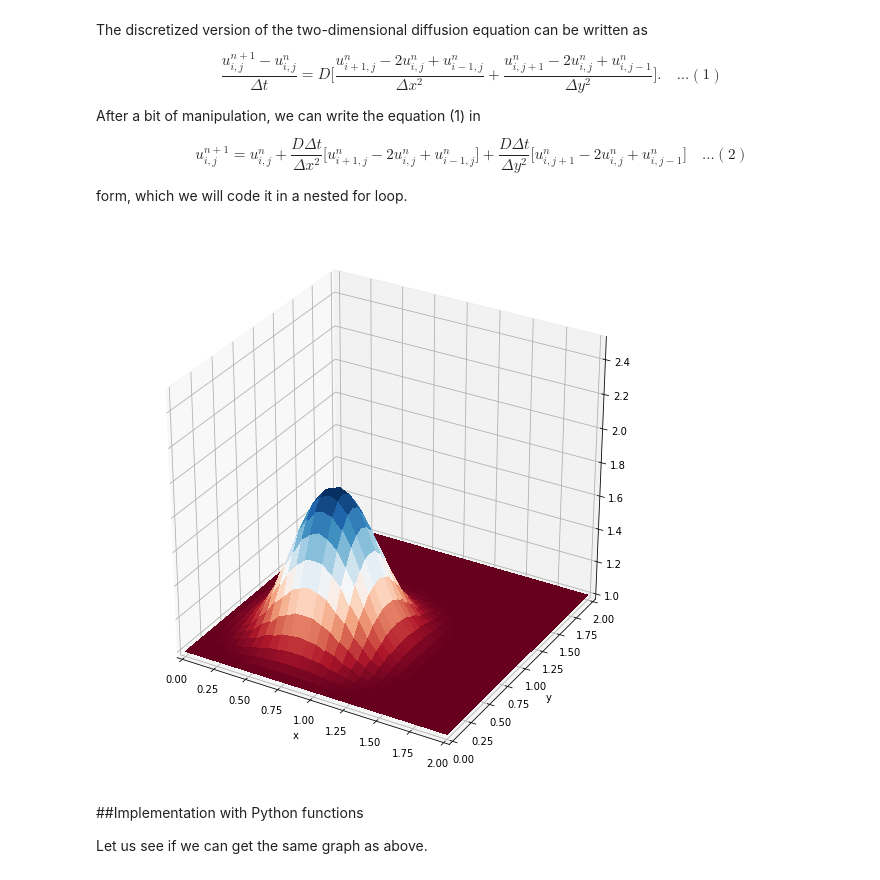
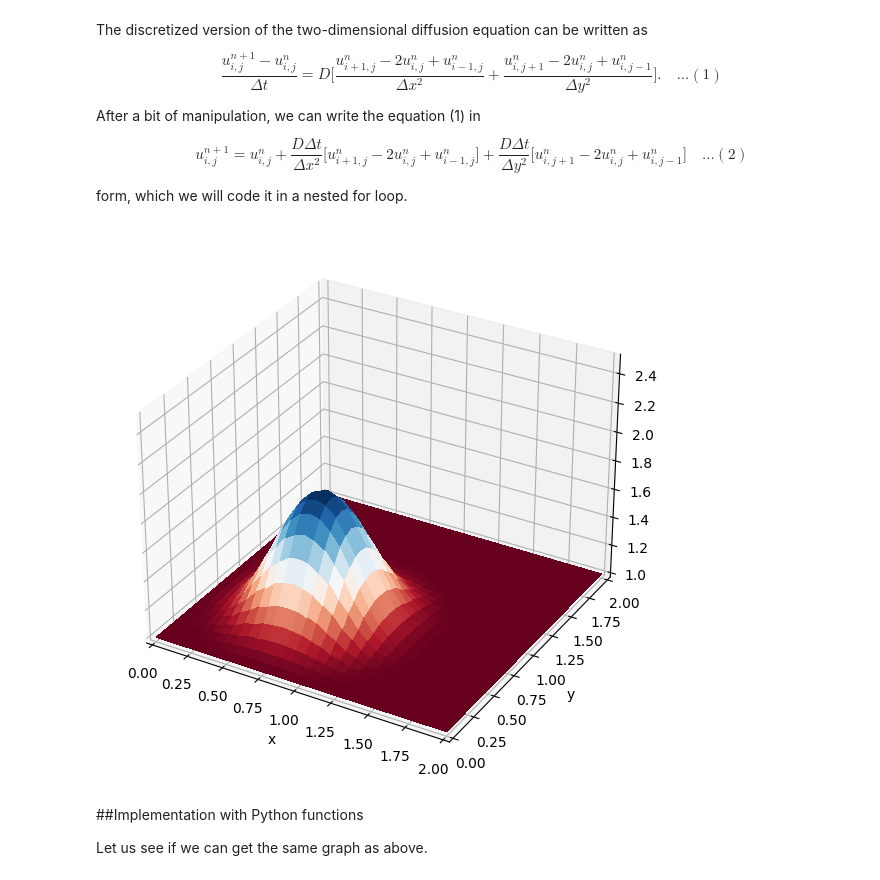
Before and after one commit to nurdankar/Diffusion_Equation, a Jupyter notebook: Diffusion_Equation_2D.ipynb, the cells around one changed output. Drawn from its saved outputs; the diff is of its cells as text; code cells hidden in the pictures.

```diff
--- a/Diffusion_Equation_2D.ipynb
+++ b/Diffusion_Equation_2D.ipynb
@@ -38,49 +38,49 @@ form, which we will code it in a nested for loop.
 D = .05       #diffusion coefficient
 Nx = 31       #nodes for x-axis
 Ny = 31       #nodes for y-axis
-Lx = 2        #the length of variable x
-Ly = 2        #the length of variable y
+Lx = 2        #length of variable x
+Ly = 2        #length of variable y
 Nt = 14       #time step
-u_t, u_l, u_b, u_r = 1, 1, 1, 1    #boundaries: u_top, u_left, u_bottom, u_right
-dx = 2 / (Nx - 1)                  #the length of each subintervals for x
-dy = 2 / (Ny - 1)                  #the length of each subintervals for y
+u_top, u_left, u_bottom, u_right = 1, 1, 1, 1    #boundaries
+dx = 2 / (Nx - 1)                  #length of each subintervals for x
+dy = 2 / (Ny - 1)                  #length of each subintervals for y
 sigma = .25                        #Courant number - it provides stability and depends on the discretization
 dt = sigma * dx * dy / D           #delta t
-x = np.linspace(0, Lx, Nx)         #the start and stop points of the x-vector to plot
-y = np.linspace(0, Ly, Ny)         #the start and stop points of the y-vector to plot
+x = np.linspace(0, Lx, Nx)         #start and stop points of the x-vector to plot
+y = np.linspace(0, Ly, Ny)         #start and stop points of the y-vector to plot
 u = np.ones((Nx, Ny))              #starting diffusivity
 un = np.ones((Nx, Ny))             #a placeholder array
 
 u[int(.5 / dy):int(1 / dy + 1), int(.5 / dx):int(1 / dx + 1)] = 2 #initial condition:
                                                                   #u = 2 in the interval 0.5 ≤ x ≤ 1 and u = 1 everywhere else in (0,2)
                                                                   #(i.e., a hat function)
-u[0, :] = u_b             #bottom boundary
-u[-1,:] = u_t             #top boundary
-u[:, 0] = u_l             #left boundary
-u[:,-1] = u_r             #right boundary
 
 for k in range(1, Nt):        #iterate through time
   un = u.copy()               #copy the existing values of u into un
   for i in range(1, Nx-1):    #iterate through x-axis
     for j in range(1, Ny-1):  #iterate through y-axis
       u[i, j] = un[i][j] + (D * dt / dx ** 2) * (un[i+1][j] - 2 * un[i][j]     #see equation (2)
-                + un[i-1][j]) + (D * dt / dx ** 2) * (un[i][j+1] - 2 * un[i][j] + un[i][j-1])
+                + un[i-1][j]) + (D * dt / dy ** 2) * (un[i][j+1] - 2 * un[i][j] + un[i][j-1])
 
+  u[0, :] = u_bottom          #bottom boundary
+  u[-1,:] = u_top             #top boundary
+  u[:, 0] = u_left            #left boundary
+  u[:,-1] = u_right           #right boundary
 
-fig = plt.figure(figsize=(10, 10))
-ax = fig.gca(projection='3d')
+fig = plt.figure(figsize=(7, 7))
+ax = fig.add_subplot(projection='3d')
 X, Y = np.meshgrid(x, y)      #make coordinate arrays
 surf = ax.plot_surface(X, Y, u, rstride=1, cstride=1, cmap=cm.RdBu, linewidth=0, antialiased=False) #plot the surface
 
 ax.set_xlim(0, Lx)  #Set the x-axis view limits - Lx = 2
 ax.set_ylim(0, Ly)  #Set the y-axis view limits - Ly = 2
 ax.set_zlim(1, 2.5) #Set the z-axis view limits
 
 ax.set_xlabel('x')  #name the x-axis
 ax.set_ylabel('y')  #name the y-axis
 plt.show()
 # %% [output]
-[figure, old version]
+[figure, new version]
 # %% [markdown]
 ##Implementation with Python functions
 
```
Also changed, not shown: parts of 2 cells of this notebook.
